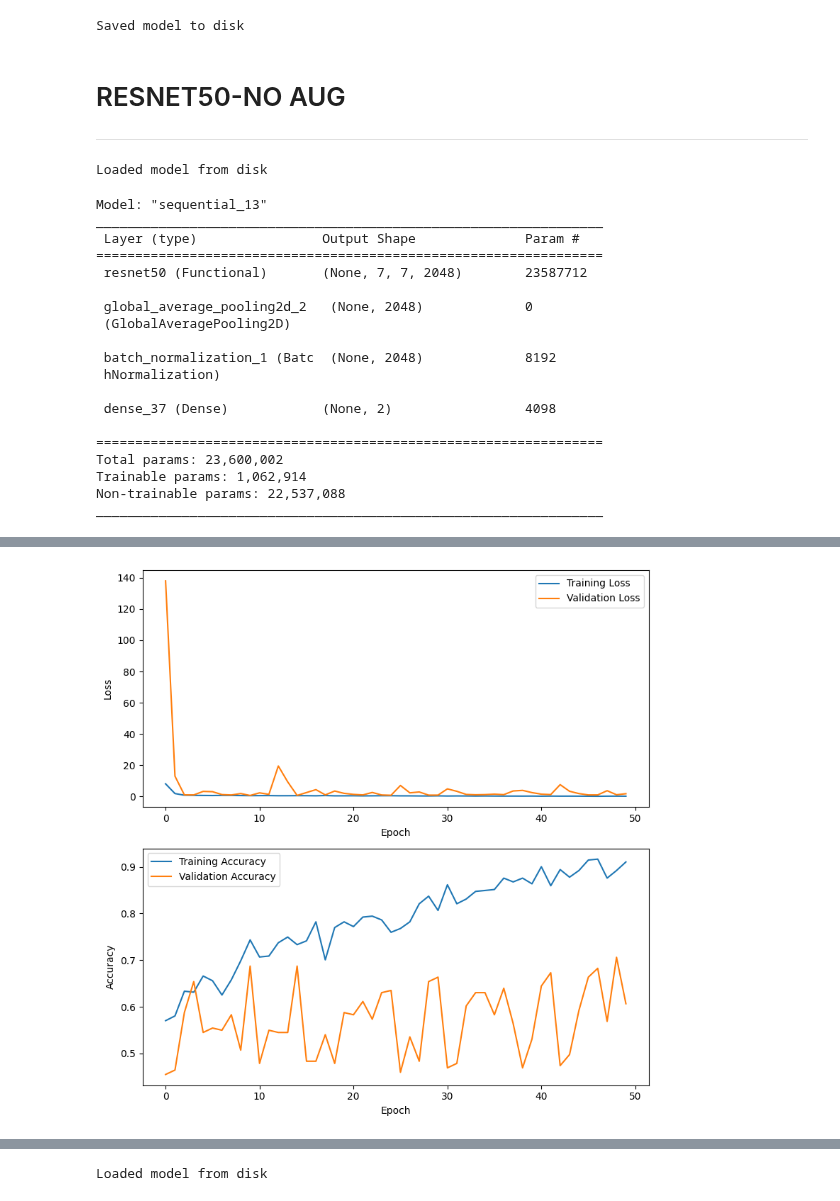
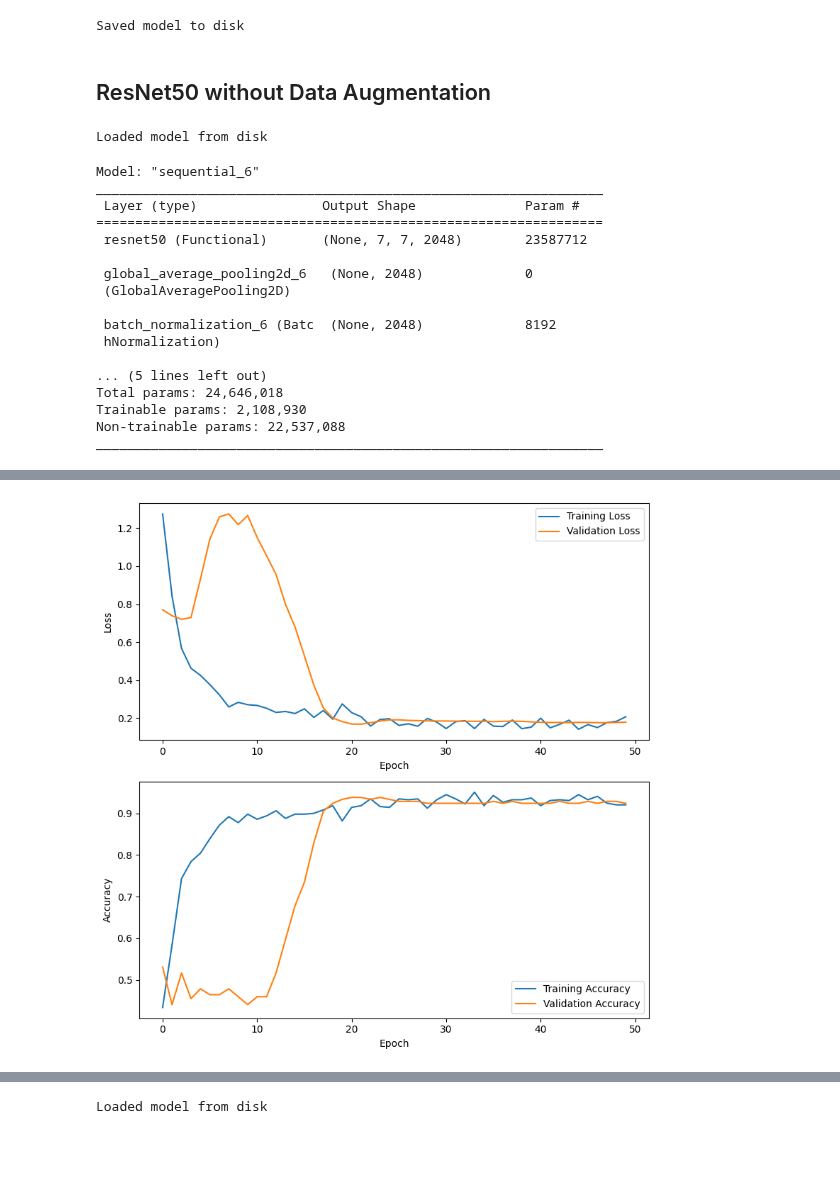
Before and after one commit to Shahriar-0/Neural-Networks-and-Deep-Learning-Course-Projects-S2024, a Jupyter notebook: HW2-ConvolutionalNeuralNetworks/src/DataAugmentationEffectOnFineTunedCNN.ipynb, the cells around one changed output, grey strips where cells are left out. Cells and saved outputs as stored; diff of their text form; code cells hidden in the pictures; blank space fills up the shorter version.

Commit message:
fix resnet not converging
Co-Authored-By: Matin Bazrafshan <matinbazrafshan2003@gmail.com>

```diff
--- a/HW2-ConvolutionalNeuralNetworks/src/DataAugmentationEffectOnFineTunedCNN.ipynb
+++ b/HW2-ConvolutionalNeuralNetworks/src/DataAugmentationEffectOnFineTunedCNN.ipynb
@@ -480,9 +482,8 @@ evaluate_test(model)
 save_weights(model, weights_path="../models/base_model_resnet50.keras")
 # %% [output]
 Saved model to disk
-# %% [markdown]
-# RESNET50-NO AUG
----
+# %% [markdown]
+## ResNet50 without Data Augmentation
 # %%
 cnn_base, model = create_model_resnet50()
 cnn_base.trainable = False
@@ -500,29 +501,31 @@ for layer in cnn_base.layers:
     else:
         layer.trainable = False
 
+for layer in model.layers:
+    if layer.name.endswith("bn"):
+        layer.trainable = True
+
 model.summary()
 # %% [output]
-Model: "sequential_13"
+Model: "sequential_6"
 _________________________________________________________________
  Layer (type)                Output Shape              Param #
 =================================================================
  resnet50 (Functional)       (None, 7, 7, 2048)        23587712
 
- global_average_pooling2d_2   (None, 2048)             0
+ global_average_pooling2d_6   (None, 2048)             0
  (GlobalAveragePooling2D)
 
- batch_normalization_1 (Batc  (None, 2048)             8192
+ batch_normalization_6 (Batc  (None, 2048)             8192
  hNormalization)
 
- dense_37 (Dense)            (None, 2)                 4098
-
-=================================================================
-Total params: 23,600,002
-Trainable params: 1,062,914
+... (5 lines left out)
+Total params: 24,646,018
+Trainable params: 2,108,930
 Non-trainable params: 22,537,088
 _________________________________________________________________
 # %%
-optimizer = keras.optimizers.SGD(learning_rate=1e-1, momentum=0.9)
+optimizer = keras.optimizers.SGD(learning_rate=2e-5, momentum=0.9)
 model.compile(
     optimizer=optimizer, loss="categorical_crossentropy", metrics=["accuracy"]
 )
@@ -536,5 +539,9 @@ with tf.device("/gpu:0"):
         validation_data=valid_datagen,
         callbacks=[LR_sched],
     )
+
+plot_metrics(history)
+
+evaluate_test(model)
 # %% [output]
 Epoch 1/50
@@ -556,0 +564 @@ Epoch 50/50
+[figure, added]
@@ -557,4 +566,0 @@ Epoch 50/50
-# %%
-plot_metrics(history)
-# %% [output]
-[figure, removed]
```
Also changed, not shown: parts of 16 cells of this notebook, 1 other file.
